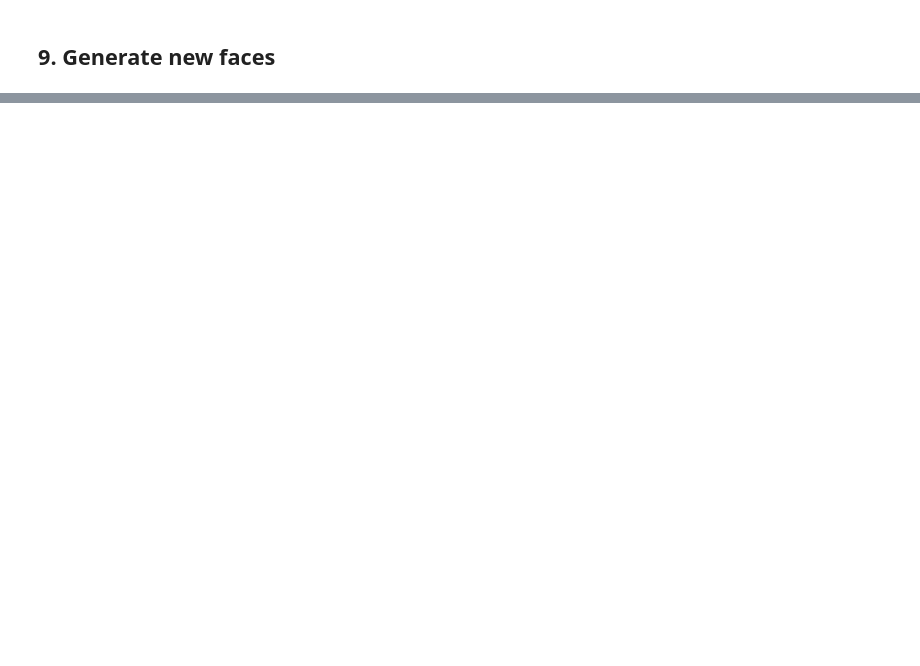
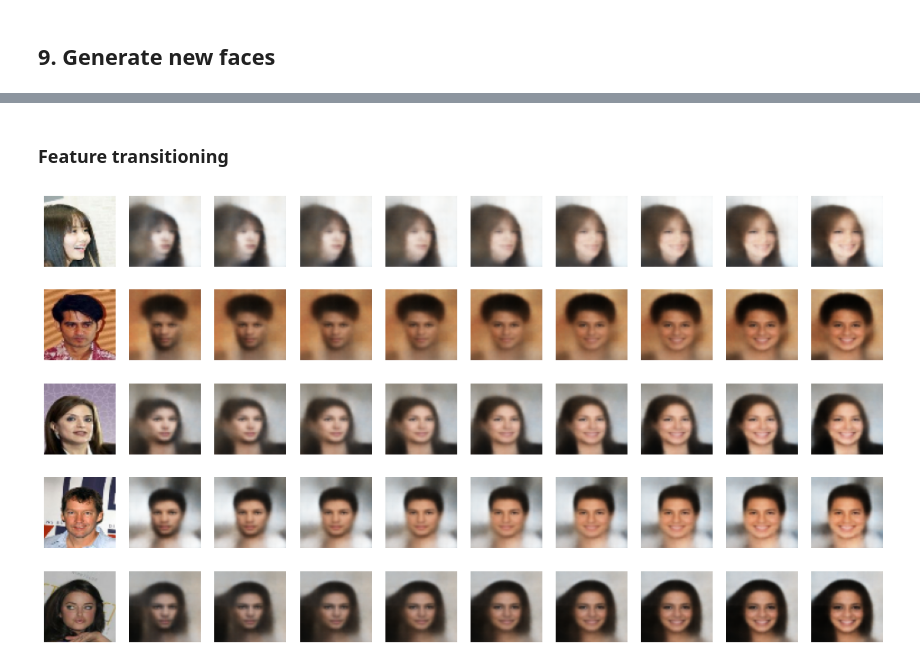
Before and after one commit to terrence-ou/Generative-Deep-Learning-2nd-Edition-PyTorch-JAX, a Jupyter notebook: JAX_FLAX/chapter_03_vae/vae_faces.ipynb, the cells around one changed output, grey strips where cells are left out. Saved outputs shown, nothing was run; the diff lists cells and outputs as text; code cells hidden in the pictures; blank space fills up the shorter version.

```diff
--- a/JAX_FLAX/chapter_03_vae/vae_faces.ipynb
+++ b/JAX_FLAX/chapter_03_vae/vae_faces.ipynb
@@ -415,2 +419,10 @@ plt.show()
 # %% [markdown]
 ## 9. Generate new faces
+# %%
+@jax.jit
+def generate_imgs(state, embeddings):
+    def decode_embs(vae):
+        imgs = vae.decoder(embeddings, train=False)
+        return imgs
+    vae = VAE(EMBEDDING_DIM)
+    return nn.apply(decode_embs, vae)({'params': state.params, 'batch_stats': state.batch_stats})
@@ -416,0 +448,7 @@ plt.show()
+# %%
+from utils import *
+
+label_file = DATA_FOlDER + 'list_attr_celeba.csv'
+attributes = pd.read_csv(label_file)
+print(attributes.columns)
+attributes.head(10)
@@ -416,0 +479,17 @@ plt.show()
+# %%
+# Load the face data with label attached
+LABEL = 'Smiling'
+labelled_test = utils.image_dataset_from_directory(
+    DATA_DIR,
+    labels=attributes[LABEL].tolist(),
+    color_mode='rgb',
+    image_size=(IMAGE_SIZE, IMAGE_SIZE),
+    batch_size=BATCH_SIZE,
+    shuffle=True,
+    seed=1024,
+    validation_split=VALID_SPLIT,
+    subset='validation',
+    interpolation='bilinear'
+)
+
+labelled_ds = labelled_test.map(lambda x, y: (preprocess(x), y))
@@ -416,0 +501,3 @@ plt.show()
+# %%
+# Find the feature's vector
+attribute_vec = get_vector_from_label(labelled_ds, EMBEDDING_DIM, LABEL, encode_imgs, state, rng)
@@ -416,0 +516,7 @@ plt.show()
+# %% [markdown]
+### Feature transitioning
+# %%
+# Plot generated feature transitions
+add_vector_to_images(labelled_ds, attribute_vec, encode_imgs, generate_imgs, state, rng)
+# %% [output]
+[figure, added]
```
Also changed, not shown: parts of 22 cells of this notebook, 1 other file.
